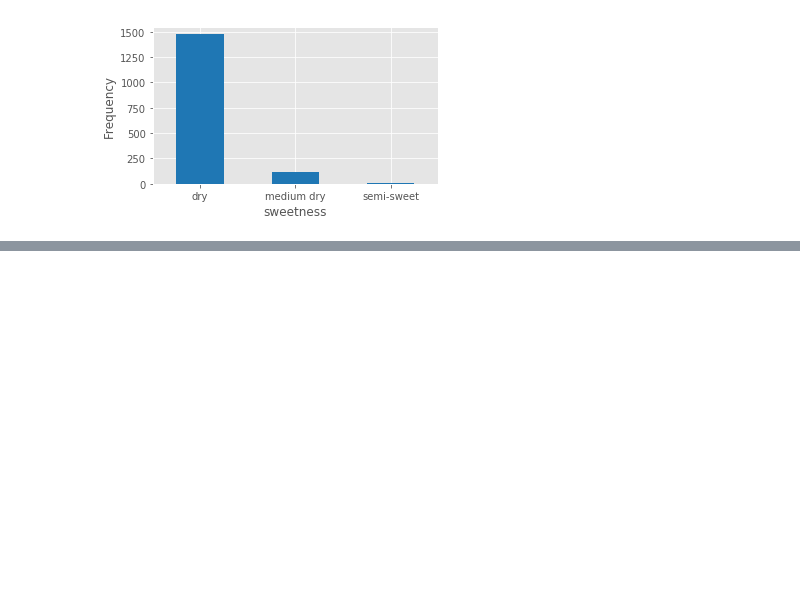
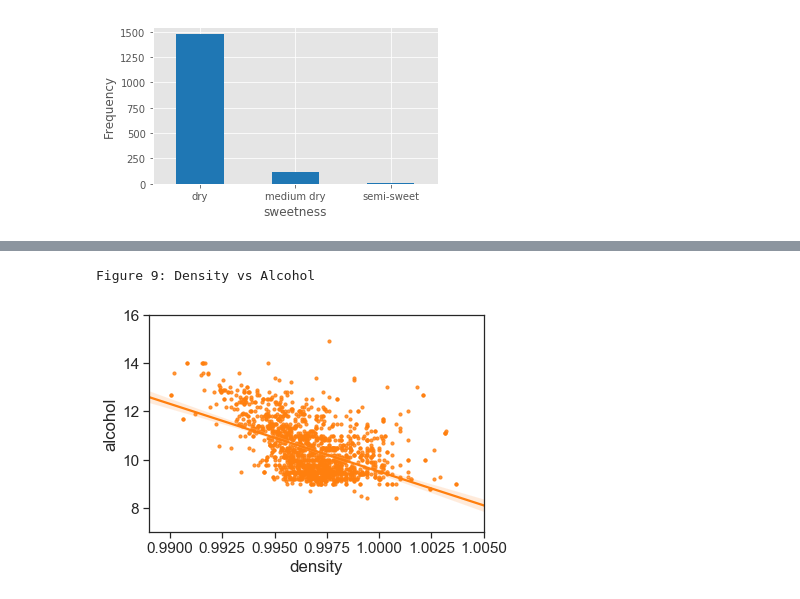
Before and after one commit to hhhhjjj/metro_ai, a Jupyter notebook: red_wine_analyze.ipynb, the cells around one changed output, grey strips where cells are left out. Saved outputs shown, nothing was run; the diff lists cells and outputs as text; code cells hidden in the pictures; blank space fills up the shorter version.

```diff
--- a/red_wine_analyze.ipynb
+++ b/red_wine_analyze.ipynb
@@ -160,0 +191,14 @@ Figure 6: Sweetness
+# %%
+# style
+sns.set_style('ticks')
+sns.set_context("notebook", font_scale= 1.4)
+
+# plot figure
+plt.figure(figsize = (6,4))
+sns.regplot(x='density', y = 'alcohol', data = df, scatter_kws = {'s':10}, color = color[1])
+plt.xlim(0.989, 1.005)
+plt.ylim(7,16)
+print('Figure 9: Density vs Alcohol')
+# %% [output]
+Figure 9: Density vs Alcohol
+[figure, added]
```
Also changed, not shown: parts of 6 cells of this notebook.
